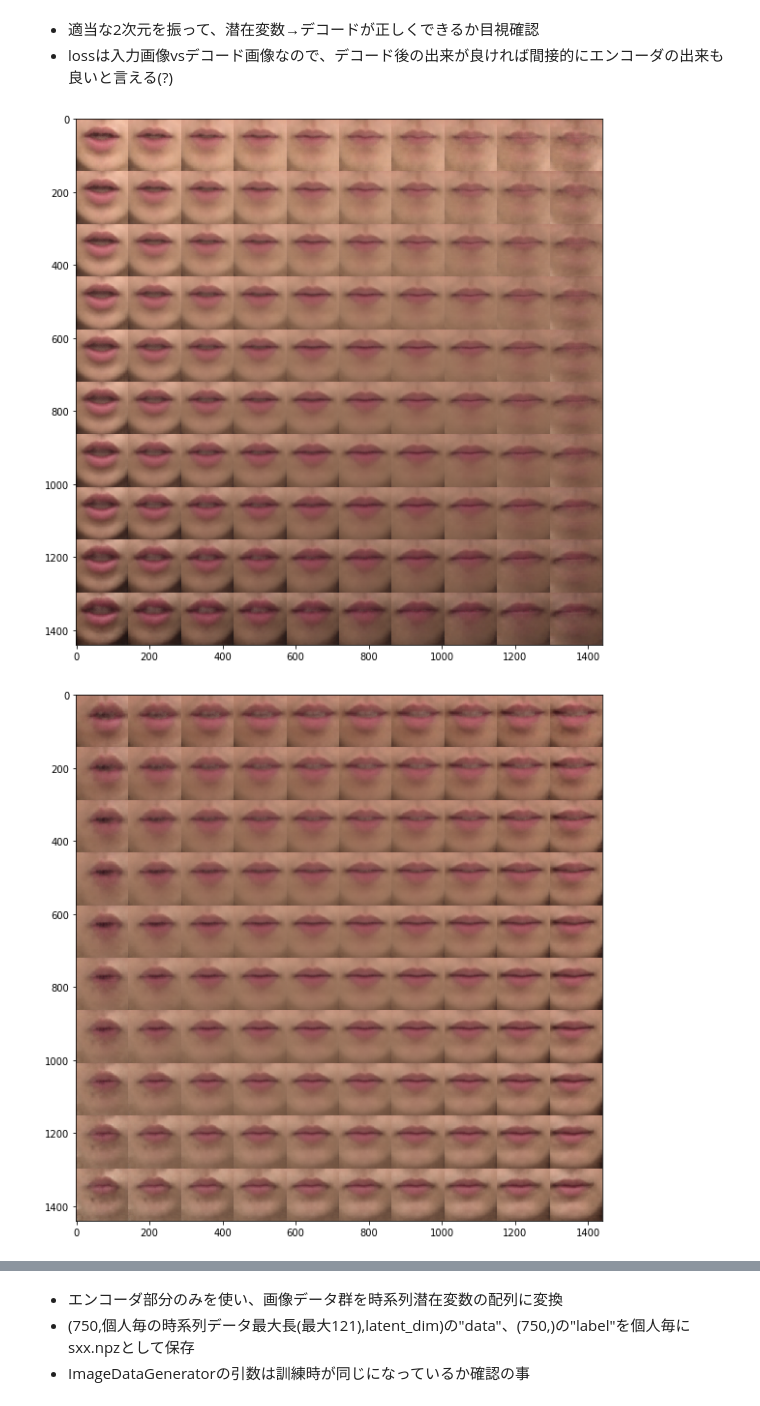
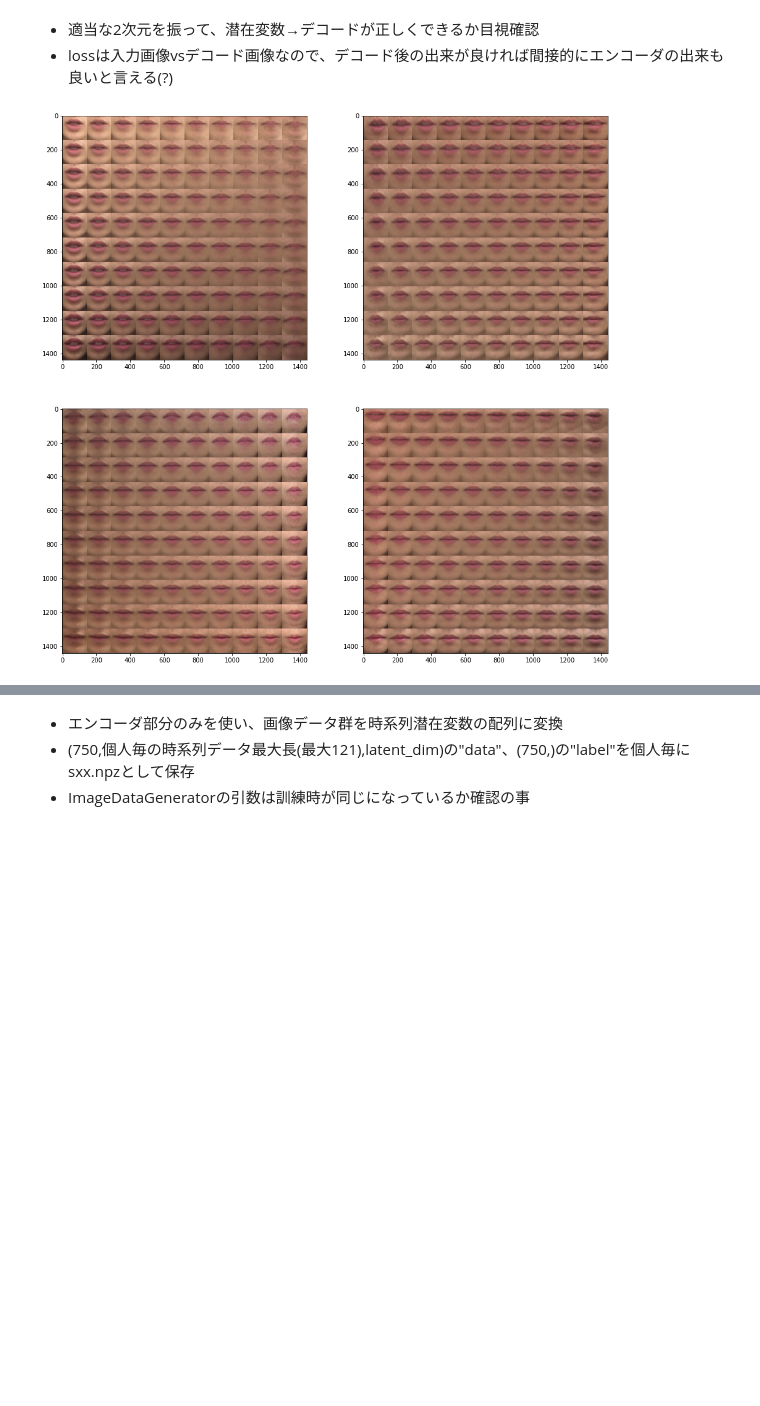
Before and after one commit to kuroy/SSRW_2018, a Jupyter notebook: SSSD_Step1_VAE_to_LF-LOI.ipynb, the cells around one changed output, grey strips where cells are left out. Drawn from its saved outputs; the diff is of its cells as text; code cells hidden in the pictures; blank space fills up the shorter version.

```diff
--- a/SSSD_Step1_VAE_to_LF-LOI.ipynb
+++ b/SSSD_Step1_VAE_to_LF-LOI.ipynb
@@ -183,33 +185,33 @@ qp.stop()
 # %%
 from scipy.stats import norm
 
-def show_img_matrix(img_shape,axis_pair):
+def create_img_matrix(img_shape,axis_pair):
     n = 10
     if img_shape.ndim == 2:
         h,w = img_shape
         c = 1
     else:
         h,w,c = img_shape
 
     figure = np.empty((h*n,w*n,c))
     grid_x = norm.ppf(np.linspace(0.05,.95,n))
     grid_y = norm.ppf(np.linspace(0.05,.95,n))
     grid_other = norm.ppf(0.5)
     for i,yi in enumerate(grid_y):
         for j,xi in enumerate(grid_x):
             z_sample = np.array([[grid_other]*latent_dim])
             z_sample[0][axis_pair[0]] = xi
             z_sample[0][axis_pair[1]] = yi
             z_sample = np.tile(z_sample,batch_size).reshape(batch_size, latent_dim)
             x_decoded = decoder.predict(z_sample, batch_size=batch_size)
             img_decoded = x_decoded[0].reshape((h,w,c))
             figure[i*h:(i+1)*h, j*w:(j+1)*w,:] = img_decoded
-    plt.figure(figsize=(10,10))
-    plt.imshow(figure)
-    plt.show()
+    return figure
 
-for ax_pair in ((0,1),(2,3),(4,5)):
-    show_img_matrix(img_shape=np.array(img_shape),axis_pair=ax_pair)
+img_mats = [create_img_matrix(np.array(img_shape),ax_pair) for ax_pair in ((0,1),(2,3),(4,5),(6,7))]
+fix, ax = plt.subplots(nrows=2,ncols=2,figsize=(16,16))
+for i in range(4):
+    ax[i//2,i%2].imshow(img_mats[i])
+plt.show()
 # %% [output]
-[figure, old version]
+[figure, new version]
-[figure, removed]
```
Also changed, not shown: parts of 11 cells of this notebook, 2 other files.
